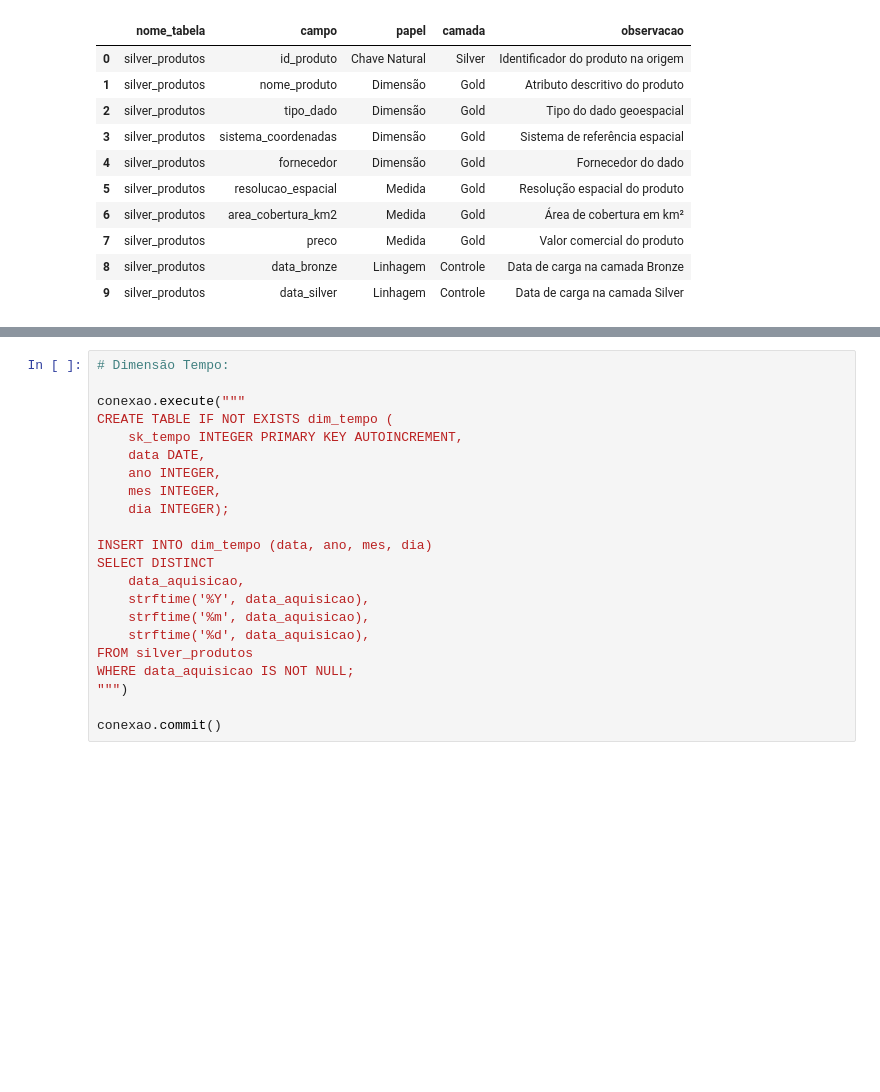
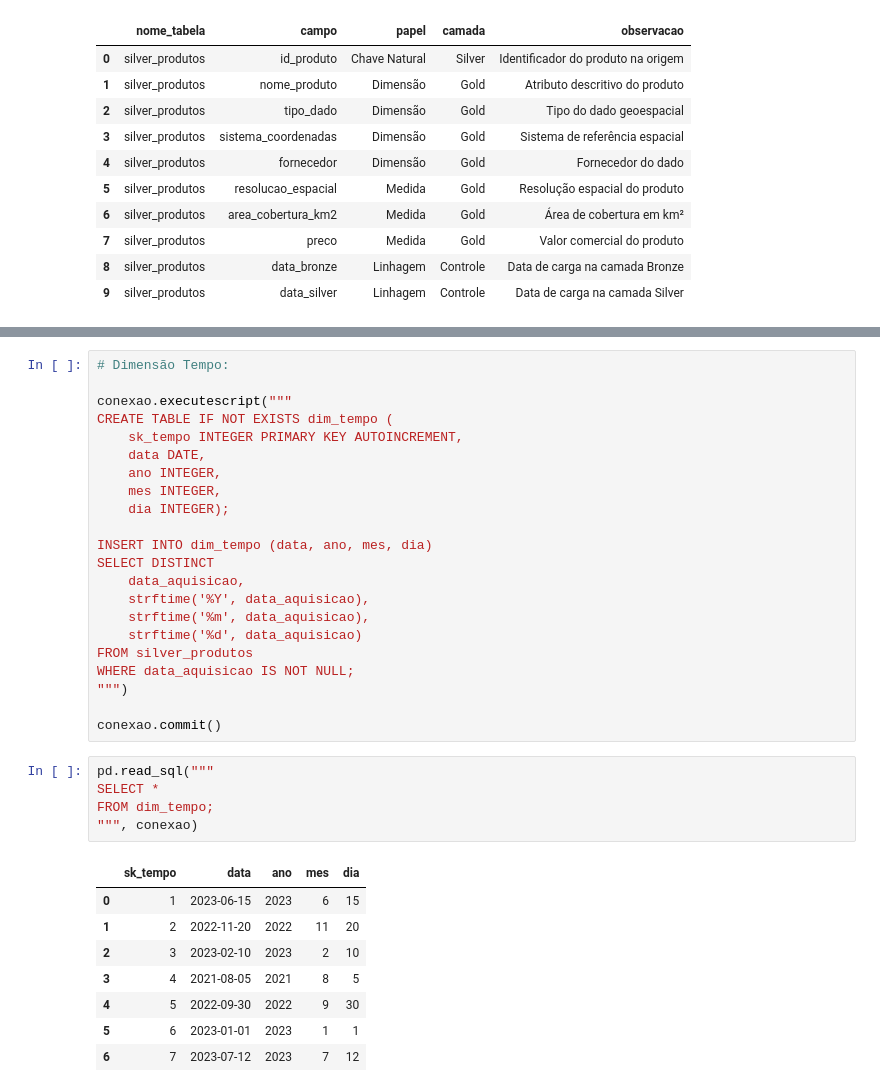
Before and after one commit to userdanixdev/project_eng_data, a Jupyter notebook: notebooks/gold_layer.ipynb, the cells around one changed output, grey strips where cells are left out. Drawn from its saved outputs; the diff is of its cells as text; blank space fills up the shorter version.

```diff
--- a/notebooks/gold_layer.ipynb
+++ b/notebooks/gold_layer.ipynb
@@ -123,7 +148,7 @@ conexao.commit()
 # %%
 # Dimensão Tempo:
 
-conexao.execute("""
+conexao.executescript("""
 CREATE TABLE IF NOT EXISTS dim_tempo (
     sk_tempo INTEGER PRIMARY KEY AUTOINCREMENT,
     data DATE,
@@ -136,12 +161,26 @@ SELECT DISTINCT
     data_aquisicao,
     strftime('%Y', data_aquisicao),
     strftime('%m', data_aquisicao),
-    strftime('%d', data_aquisicao),
+    strftime('%d', data_aquisicao)
 FROM silver_produtos
 WHERE data_aquisicao IS NOT NULL;
 """)
 
 conexao.commit()
+# %%
+pd.read_sql("""
+SELECT *
+FROM dim_tempo;
+""", conexao)
+# %% [output]
+|  | sk_tempo | data | ano | mes | dia |
+| 0 | 1 | 2023-06-15 | 2023 | 6 | 15 |
+| 1 | 2 | 2022-11-20 | 2022 | 11 | 20 |
+| 2 | 3 | 2023-02-10 | 2023 | 2 | 10 |
+| 3 | 4 | 2021-08-05 | 2021 | 8 | 5 |
+| 4 | 5 | 2022-09-30 | 2022 | 9 | 30 |
+| 5 | 6 | 2023-01-01 | 2023 | 1 | 1 |
+| 6 | 7 | 2023-07-12 | 2023 | 7 | 12 |
 # %%
 # Tabela Fato
 # Fato Produto Geoespacial
```
Also changed, not shown: parts of 4 cells of this notebook.
